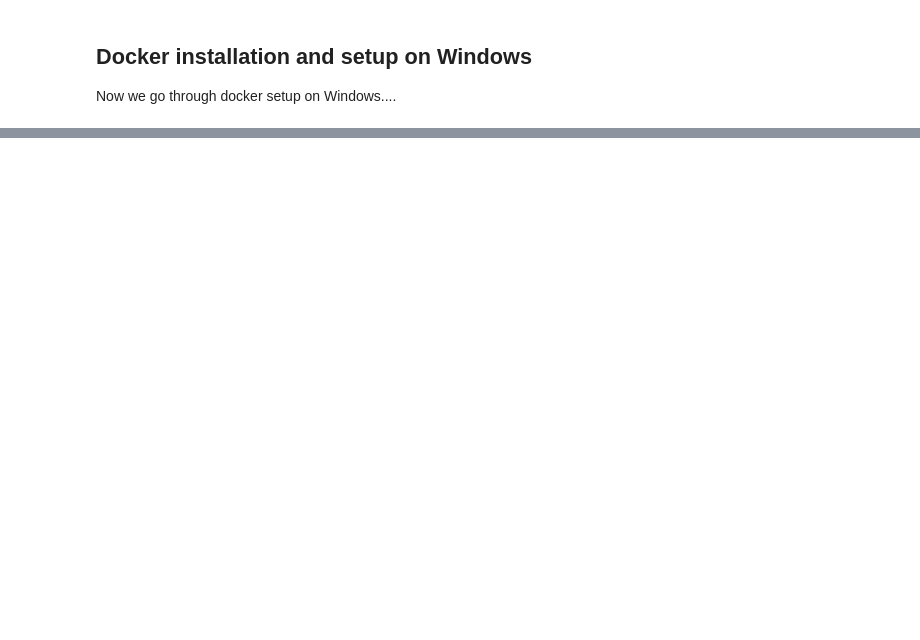
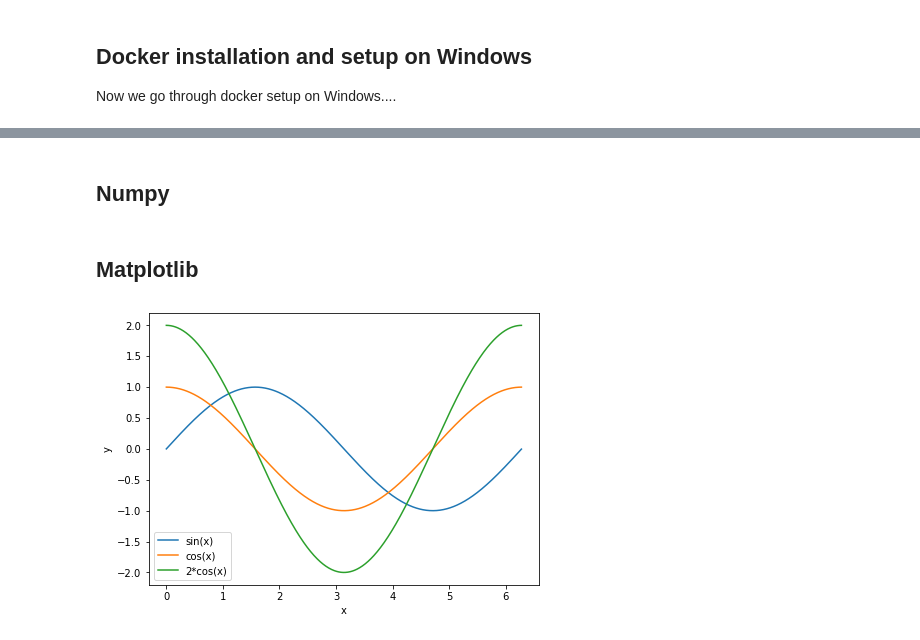
Before and after one commit to barraldiaz/Modern_Particle_Physics_Experiments, a Jupyter notebook: 00_Python_introduction/00_Python_introduction.ipynb, the cells around one changed output, grey strips where cells are left out. Saved outputs shown, nothing was run; the diff lists cells and outputs as text; code cells hidden in the pictures; blank space fills up the shorter version.

```diff
--- a/00_Python_introduction/00_Python_introduction.ipynb
+++ b/00_Python_introduction/00_Python_introduction.ipynb
@@ -35,0 +162,2 @@ Visual studio code has a nuimber of usefull extentions allowing to connect to ru
+# %% [markdown]
+## Numpy
@@ -35,0 +190,20 @@ Visual studio code has a nuimber of usefull extentions allowing to connect to ru
+# %% [markdown]
+## Matplotlib
+# %%
+# Basic plots are made with matplotlib library. More advanced plots, including interactive plots can be made with plotly library
+
+x = np.arange(0,2.0*np.pi,0.01)
+y1 = np.sin(x)
+y2 = np.cos(x)
+
+plt.figure(figsize=(7, 5))
+plt.plot(x, y1, label="sin(x)")
+plt.plot(x, y2, label="cos(x)")
+plt.plot(x, 2*y2, label="2*cos(x)")
+plt.legend()
+plt.xlabel('x')
+
+#Add traling semicolon to supress printout in the cell output
+plt.ylabel('y');
+# %% [output]
+[figure, added]
```
Also changed, not shown: parts of 15 cells of this notebook, 1 other file.
